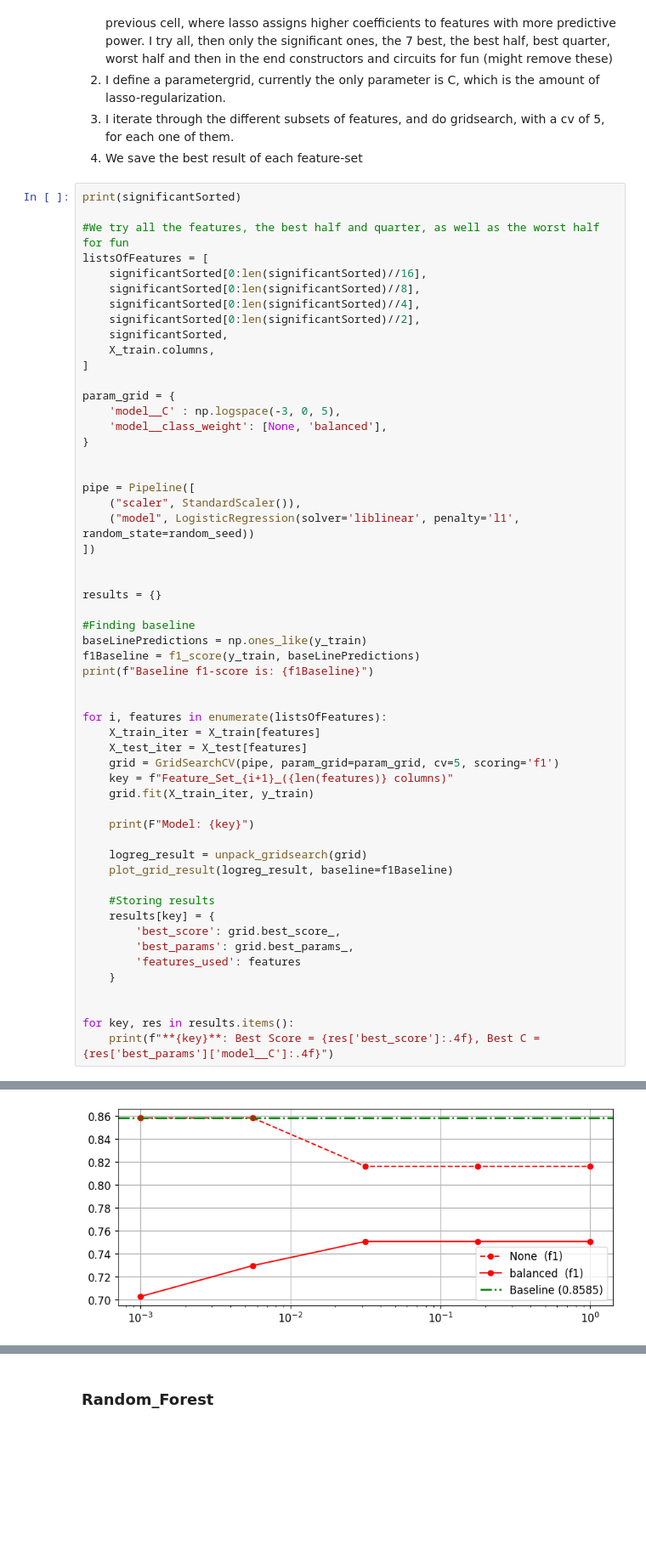
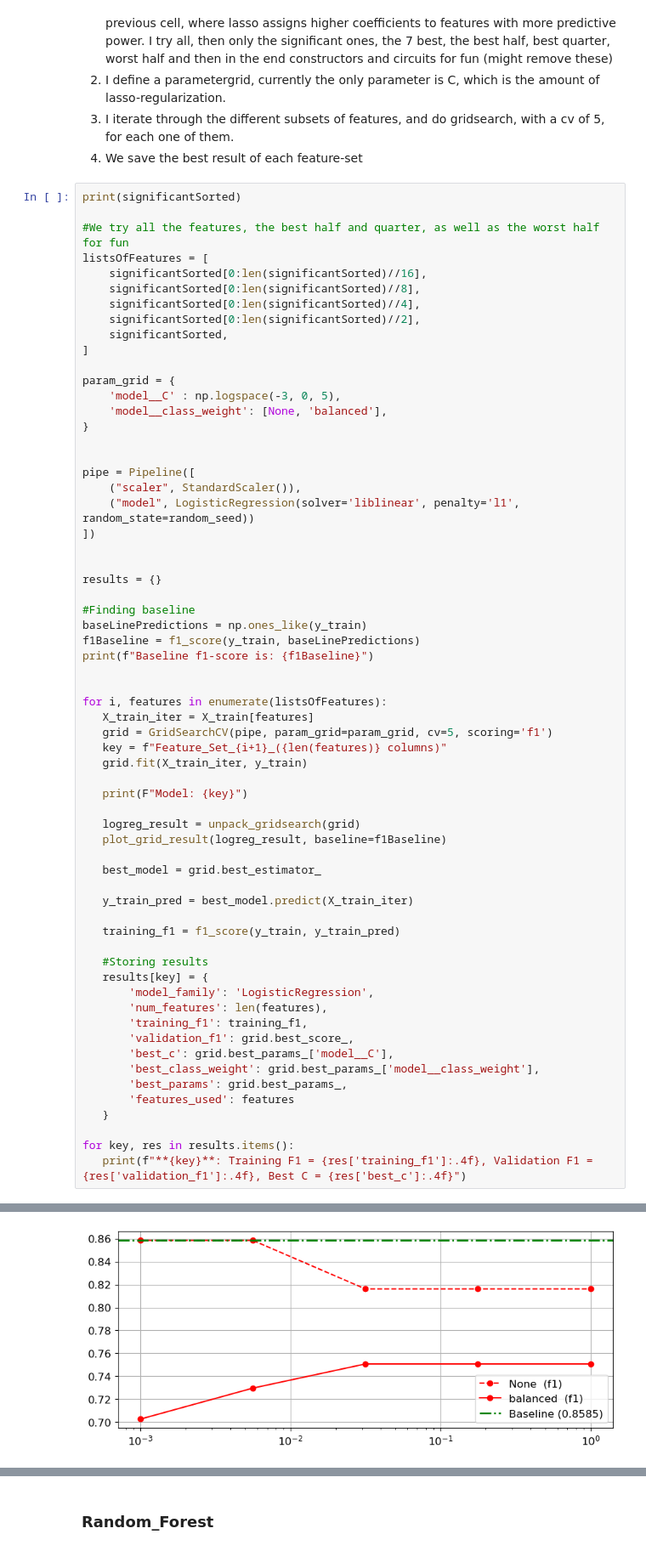
Before and after one commit to NilsHLund/f1-dnf-analysis, a Jupyter notebook: 41/code.ipynb, the cells around one changed output, grey strips where cells are left out. Shown: that part at 85% size. Saved outputs shown, nothing was run; the diff lists cells and outputs as text; blank space fills up the shorter version.

Commit message:
Endret på noen print statements i logreg

```diff
--- a/41/code.ipynb
+++ b/41/code.ipynb
@@ -509,54 +509,62 @@ listsOfFeatures = [
     significantSorted[0:len(significantSorted)//4],
     significantSorted[0:len(significantSorted)//2],
     significantSorted,
-    X_train.columns,
 ]
 
 param_grid = {
     'model__C' : np.logspace(-3, 0, 5),
     'model__class_weight': [None, 'balanced'],
 }
 
 
 pipe = Pipeline([
     ("scaler", StandardScaler()),
     ("model", LogisticRegression(solver='liblinear', penalty='l1', random_state=random_seed))
 ])
 
 
 results = {}
 
 #Finding baseline
 baseLinePredictions = np.ones_like(y_train)
 f1Baseline = f1_score(y_train, baseLinePredictions)
 print(f"Baseline f1-score is: {f1Baseline}")
 
 
 for i, features in enumerate(listsOfFeatures):
-    X_train_iter = X_train[features]
-    X_test_iter = X_test[features]
-    grid = GridSearchCV(pipe, param_grid=param_grid, cv=5, scoring='f1')
-    key = f"Feature_Set_{i+1}_({len(features)} columns)"
-    grid.fit(X_train_iter, y_train)
+   X_train_iter = X_train[features]
+   grid = GridSearchCV(pipe, param_grid=param_grid, cv=5, scoring='f1')
+   key = f"Feature_Set_{i+1}_({len(features)} columns)"
+   grid.fit(X_train_iter, y_train)
 
-    print(F"Model: {key}")
+   print(F"Model: {key}")
 
-    logreg_result = unpack_gridsearch(grid)
-    plot_grid_result(logreg_result, baseline=f1Baseline)
+   logreg_result = unpack_gridsearch(grid)
+   plot_grid_result(logreg_result, baseline=f1Baseline)
 
-    #Storing results
-    results[key] = {
-        'best_score': grid.best_score_,
-        'best_params': grid.best_params_,
-        'features_used': features
-    }
+   best_model = grid.best_estimator_
 
+   y_train_pred = best_model.predict(X_train_iter)
+
+   training_f1 = f1_score(y_train, y_train_pred)
+
+   #Storing results
+   results[key] = {
+       'model_family': 'LogisticRegression',
+       'num_features': len(features),
+       'training_f1': training_f1,
+       'validation_f1': grid.best_score_,
+       'best_c': grid.best_params_['model__C'],
+       'best_class_weight': grid.best_params_['model__class_weight'],
+       'best_params': grid.best_params_,
+       'features_used': features
+   }
 
 for key, res in results.items():
-    print(f"**{key}**: Best Score = {res['best_score']:.4f}, Best C = {res['best_params']['model__C']:.4f}")
+   print(f"**{key}**: Training F1 = {res['training_f1']:.4f}, Validation F1 = {res['validation_f1']:.4f}, Best C = {res['best_c']:.4f}")
 # %% [output]
 ['grid', 'year', 'constructorRef_ferrari', 'constructorRef_mclaren', 'constructorRef_williams', 'circuitRef_nurburgring', 'constructorRef_red_bull', 'circuitRef_monaco', 'constructorRef_ligier', 'mont ...
 Baseline f1-score is: 0.8584779706275033
 Model: Feature_Set_1_(1 columns)
-[figure, old version]
+[figure, new version]
 Model: Feature_Set_2_(2 columns)
```
Also changed, not shown: parts of 1 cell of this notebook.
